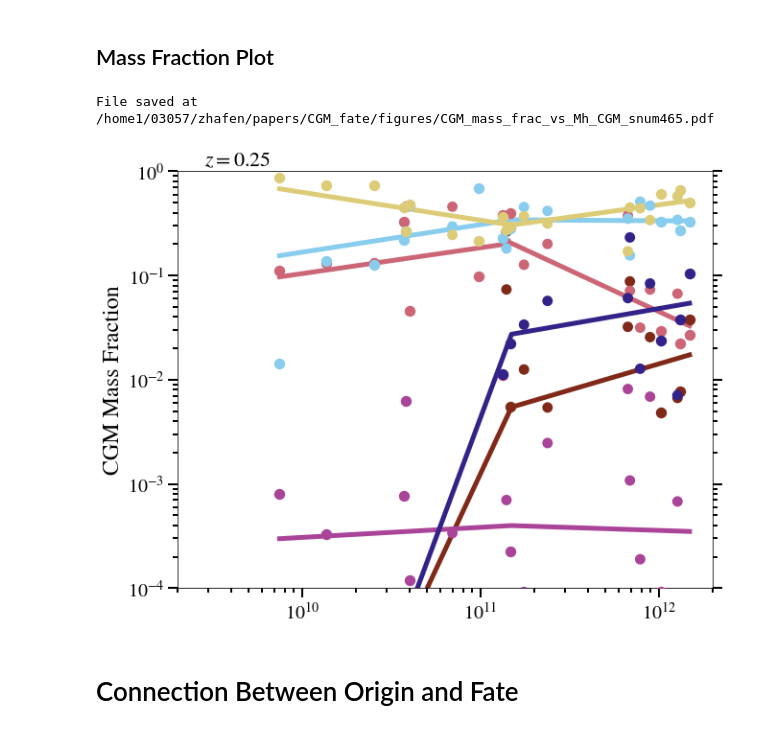
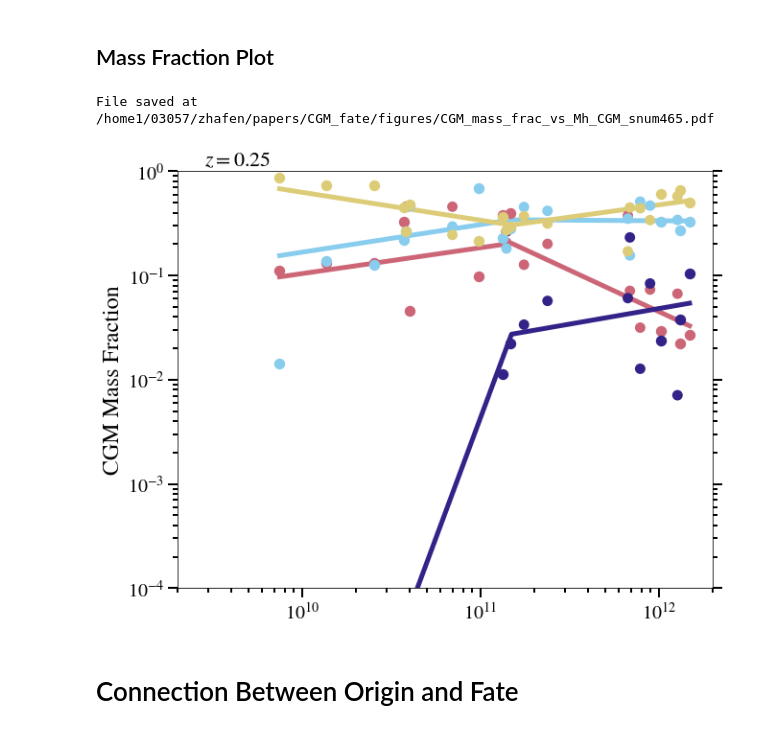
Before and after one commit to zhafen/CGM_fate_analysis, a Jupyter notebook: multi_sim_analysis/halo_mass_trends.ipynb, the cells around one changed output. Drawn from its saved outputs; the diff is of its cells as text; code cells hidden in the pictures.

Commit message:
Analyzing halo mass trends.

```diff
--- a/multi_sim_analysis/halo_mass_trends.ipynb
+++ b/multi_sim_analysis/halo_mass_trends.ipynb
@@ -22,7 +22,7 @@ import analysis_config
 # %% [markdown]
 # Load Data
 # %%
-do_calculation = True
+do_calculation = False
 # %%
 snum, galdef = exec_helpers.choose_config_or_commandline(
     [ analysis_config.SNUM, analysis_config.GALDEF ]
@@ -311,7 +269,7 @@ for k, classification in enumerate( p_constants.CLASSIFICATIONS_CGM_FATE ):
 
         j = save_plot_stage( fig, 'CGM_{}_frac_vs_Mh{}'.format( save_file_tags[mass_key], tag_tail ), j )
 
-    if classification == 'is_in_CGM':
+    if classification in [ 'is_in_CGM', 'is_CGM_halo_transfer' ]:
         continue
 
     item = CGM_mass_fractions['fate'][classification]
@@ -413,35 +371,35 @@ for k, classification in enumerate( p_constants.CLASSIFICATIONS_CGM_FATE ):
     ax.set_ylim( y_min, y_max )
 
     ax.set_xscale( 'log' )
     ax.set_yscale( 'log' )
 
     # Add ticks to the righ
     ax.yaxis.set_ticks_position( 'both' )
 
     if snum == 172:
         legend = ax.legend(
             color_objects,
             labels,
             prop={'size': 17.5},
             ncol=1,
             loc='lower right',
             fontsize=24,
-            framealpha = 0.9,
+            framealpha = 0.8,
         )
         legend.set_zorder( 120 )
 
 save_file = 'CGM_{}_frac_vs_Mh{}.pdf'.format( save_file_tags[mass_key], tag_tail )
 
 plotting.save_fig(
     out_dir = file_manager.get_project_figure_dir(),
     save_file = save_file,
     fig = fig,
 )
 
 fig
 # %% [output]
 File saved at /home1/03057/zhafen/papers/CGM_fate/figures/CGM_mass_frac_vs_Mh_CGM_snum465.pdf
-[figure, old version]
+[figure, new version]
 # %% [markdown]
 # Connection Between Origin and Fate
 # %%
```
Also changed, not shown: parts of 45 cells of this notebook, 4 other files.
